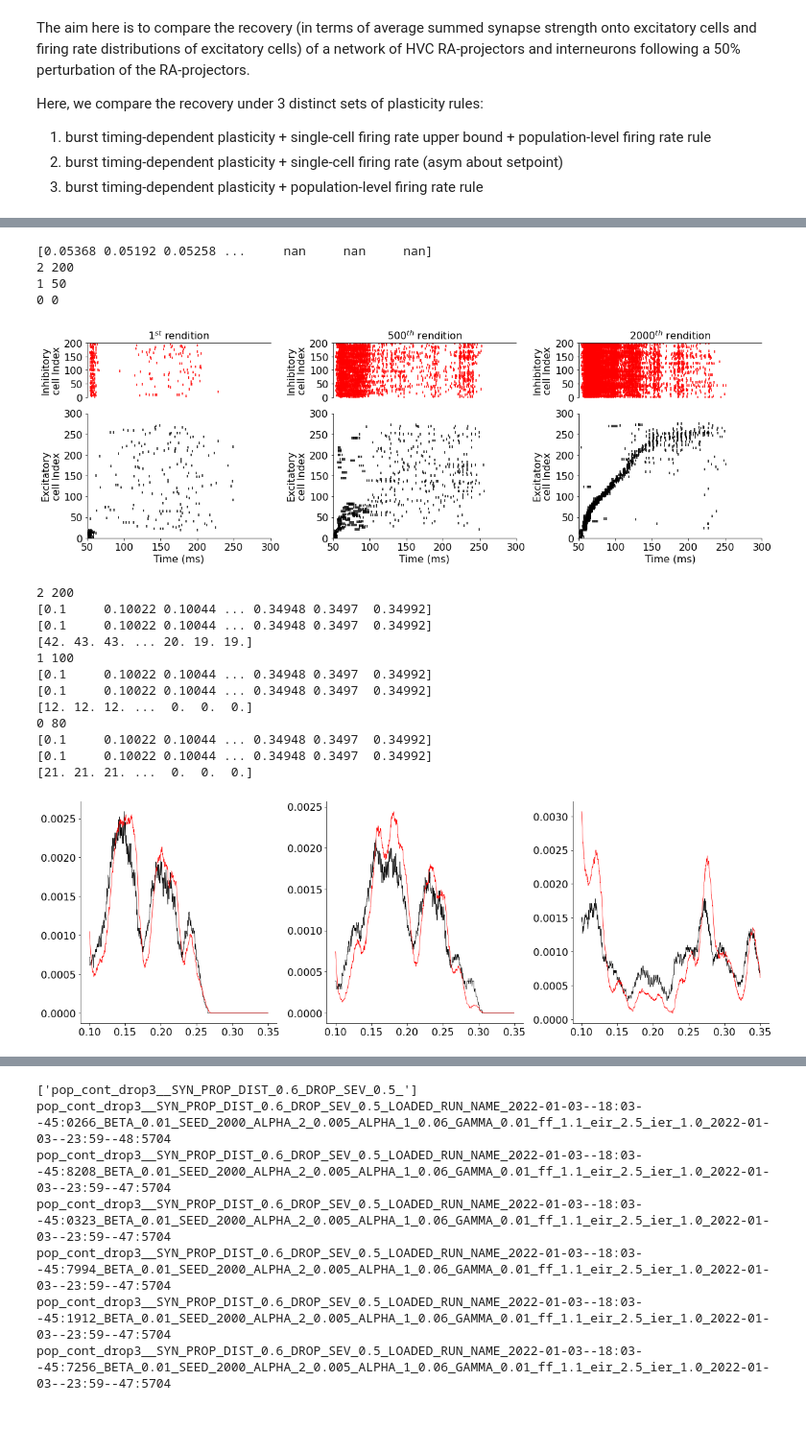
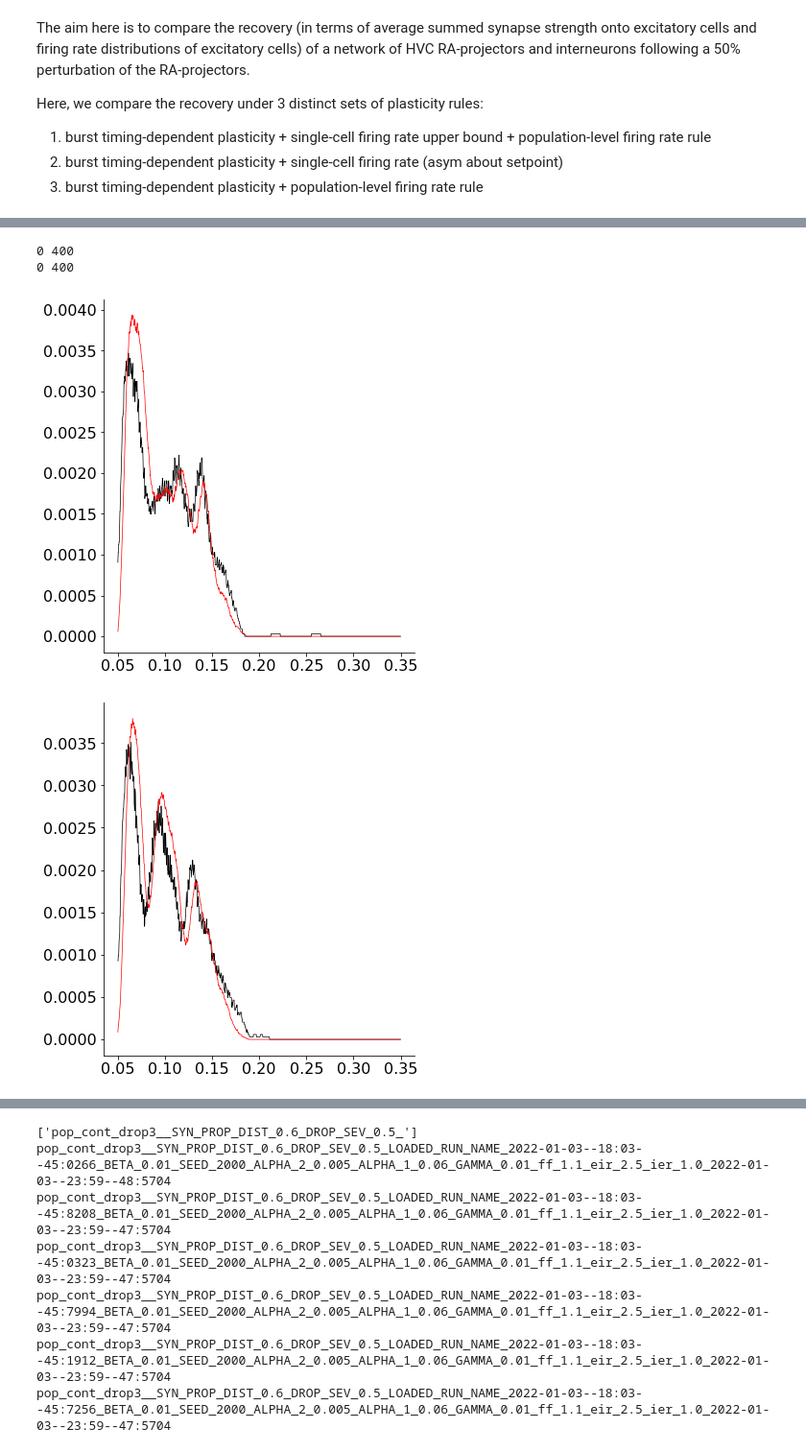
Before and after one commit to davidgbe/population_feedback_synfire_chain_growth, a Jupyter notebook: synfire_chain_growth_poisson_alt_stdp_22_03_17/nb.ipynb, the cells around one changed output, grey strips where cells are left out. Shown: that part at 96% size. Drawn from its saved outputs; the diff is of its cells as text; code cells hidden in the pictures; blank space fills up the shorter version.

```diff
--- a/synfire_chain_growth_poisson_alt_stdp_22_03_17/nb.ipynb
+++ b/synfire_chain_growth_poisson_alt_stdp_22_03_17/nb.ipynb
@@ -252,11 +261,3 @@ make_sparse_raster(['growth_test*'],
-# %%
-make_sparse_raster(['growth_test_ff_1.3_eir_5.0_ier_1.5_2022-03-01--17:08--10:3219'], cell_range=(0, 300), timepoints=[0, 50, 200], sort_timepoint=201, per_shown=1., color='#c41f3b')
-# %% [output]
-[0.05368 0.05192 0.05258 ...     nan     nan     nan]
-2 200
-1 50
-0 0
-[figure, removed]
 # %%
 def sliding_window_activity(raster, window_size, dt, interval):
     window_size_discrete = int(window_size / dt)
@@ -293,10 +293,8 @@ def make_total_activity_graphs(name, timepoints = [0, 72, 73]):
                 exc_raster = data['exc_raster']
                 inh_raster = data['inh_raster']
 
-                t, e_activity_trace = sliding_window_activity(exc_raster, 5e-3, dt, (0.1, 0.35))
-                t, i_activity_trace = sliding_window_activity(inh_raster, 5e-3, dt, (0.1, 0.35))
-
-                print(e_activity_trace)
+                t, e_activity_trace = sliding_window_activity(exc_raster, 5e-3, dt, (0.05, 0.35))
+                t, i_activity_trace = sliding_window_activity(inh_raster, 5e-3, dt, (0.05, 0.35))
 
 #                 axs[j][1].plot(t, e_activity_trace, lw=0.7, c='black', zorder=0, alpha=1)
 #                 axs[j][0].plot(t, i_activity_trace, lw=0.7, c='red', zorder=0, alpha=1)
@@ -324,23 +322,14 @@ def make_total_activity_graphs(name, timepoints = [0, 72, 73]):
                 axs[j].spines['top'].set_visible(False)
                 j -= 1
 
-        fig.tight_layout()
+#         fig.tight_layout()
         save_fig(fig, './figures/paper/rasters', f'{exp_dir_name}.svg')
-# %%
-make_total_activity_graphs(['growth_test_ff_1.3_eir_5.0_ier_1.5_2022-02-25--00:15--58:1486'],
-                           timepoints=[80, 100, 200])
-# %% [output]
-2 200
-[0.1     0.10022 0.10044 ... 0.34948 0.3497  0.34992]
-[0.1     0.10022 0.10044 ... 0.34948 0.3497  0.34992]
-[42. 43. 43. ... 20. 19. 19.]
-1 100
-[0.1     0.10022 0.10044 ... 0.34948 0.3497  0.34992]
-[0.1     0.10022 0.10044 ... 0.34948 0.3497  0.34992]
-[12. 12. 12. ...  0.  0.  0.]
-0 80
-[0.1     0.10022 0.10044 ... 0.34948 0.3497  0.34992]
-[0.1     0.10022 0.10044 ... 0.34948 0.3497  0.34992]
-[21. 21. 21. ...  0.  0.  0.]
-[figure, removed]
+# %%
+make_total_activity_graphs(['growth'],
+                           timepoints=[400])
+# %% [output]
+0 400
+0 400
+[figure, added]
+[figure, added]
 # %%
```
Also changed, not shown: parts of 13 cells of this notebook, 2 other files.
